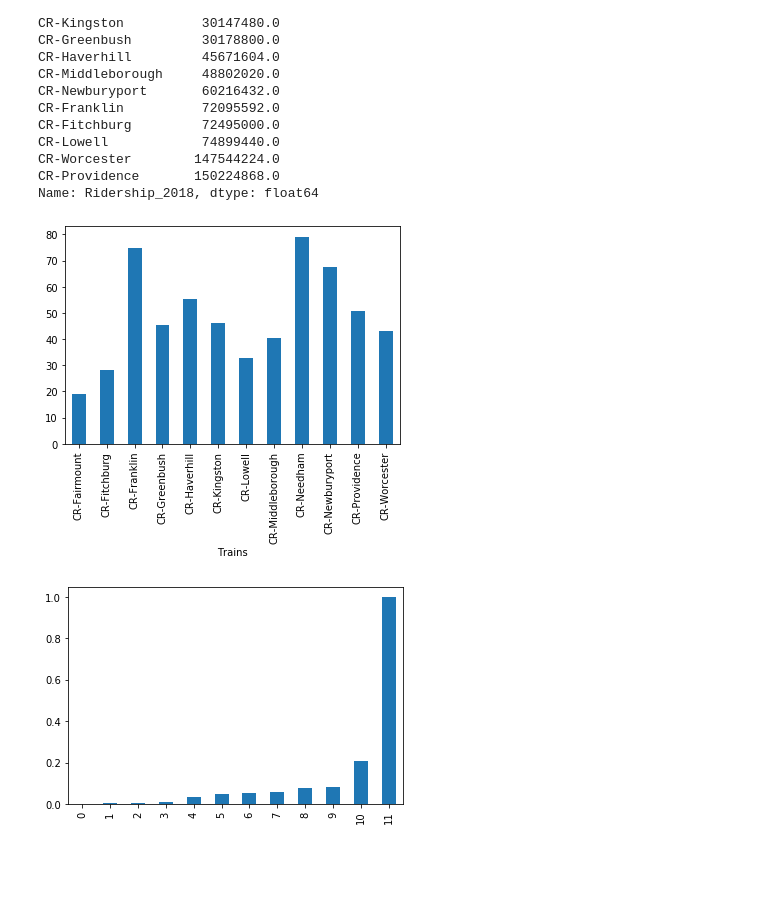
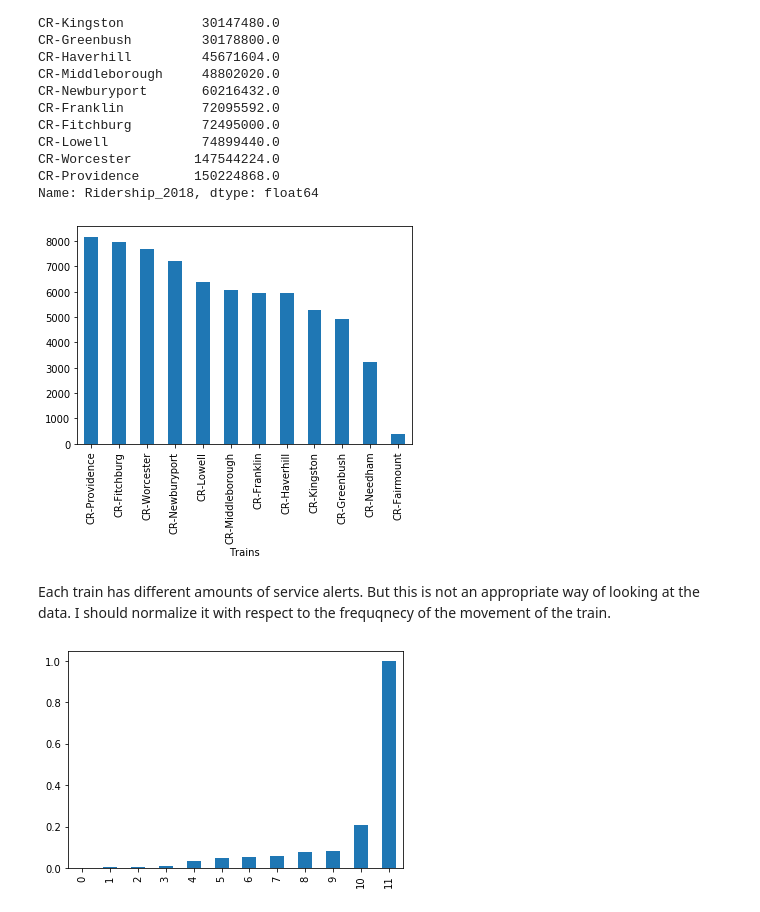
Before and after one commit to ritwikamukherjee/Insight_Project, a Jupyter notebook: MBTA commuter rail service interruption estimations.ipynb, the cells around one changed output. Drawn from its saved outputs; the diff is of its cells as text; code cells hidden in the pictures; blank space fills up the shorter version.

```diff
--- a/MBTA commuter rail service interruption estimations.ipynb
+++ b/MBTA commuter rail service interruption estimations.ipynb
@@ -491,11 +495,13 @@ CR-Providence       150224868.0
 Name: Ridership_2018, dtype: float64
 # %%
 count_train_frequency.sort_values()
-count_alerts.Year/count_train_frequency
-data = pd.DataFrame(count_alerts.Year/count_train_frequency)
+count_alerts/count_train_frequency
+data = pd.DataFrame((count_alerts).sort_values(ascending=False))
 ax = data.plot(kind= 'bar', legend = False) #over the last two years
 # %% [output]
-[figure, old version]
+[figure, new version]
+# %% [markdown]
+Each train has different amounts of service alerts. But this is not an appropriate way of looking at the data. I should normalize it with respect to the frequqnecy of the movement of the train.
 # %%
 from sklearn.preprocessing import MinMaxScaler
 scaler = MinMaxScaler()
```
Also changed, not shown: parts of 22 cells of this notebook.
